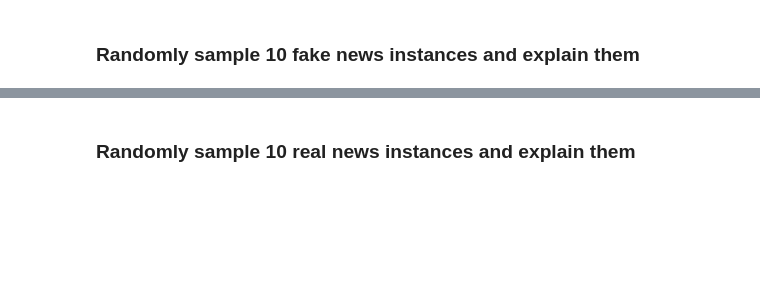
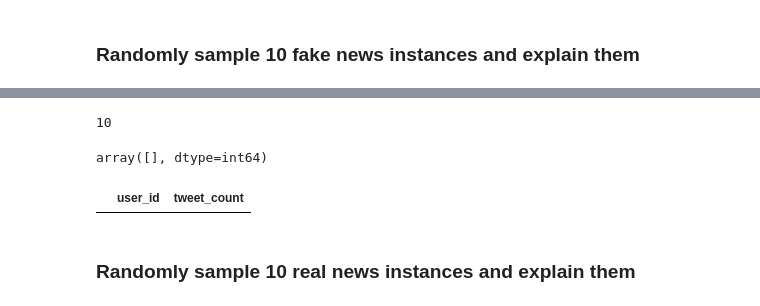
Before and after one commit to sersery35/Explainability_of_FND_Models, a Jupyter notebook: GNNFakeNews/notebooks/UPFD_GCNFN_POL_Notebook.ipynb, the cells around one changed output, grey strips where cells are left out. Cells and saved outputs as stored; diff of their text form; code cells hidden in the pictures; blank space fills up the shorter version.

```diff
--- a/GNNFakeNews/notebooks/UPFD_GCNFN_POL_Notebook.ipynb
+++ b/GNNFakeNews/notebooks/UPFD_GCNFN_POL_Notebook.ipynb
@@ -62,2 +122,42 @@ print(arr)
+# %%
+news_user_twitter_id_map = {}
+
+for sample_id, node_ids in sample_id_node_id_dict.items():
+    # print(f'Sample {sample_id} with node_ids: {node_ids}')
+
+    user_twitter_ids = []
+    news_id = index_news_id_dict[sample_id]
+    # print(news_node_user_dict[news_id])
+
+    for node_id in node_ids:
+        user_twitter_ids.append(news_node_user_dict[news_id][node_id])
+    news_user_twitter_id_map[news_id] = user_twitter_ids
+len(news_user_twitter_id_map)
+# %% [output]
+10
+# %%
+import numpy as np
+intersection = None
+user_id_count_dict = {}
+for key, user_id_list in news_user_twitter_id_map.items():
+    for user_id in user_id_list:
+        if user_id in user_id_count_dict.keys():
+            user_id_count_dict[str(user_id)] += 1
+        else:
+            user_id_count_dict[str(user_id)] = 1
+    if intersection is None:
+        intersection = user_id_list
+    else:
+        intersection = np.intersect1d(intersection, user_id_list)
+
+intersection
+# %% [output]
+array([], dtype=int64)
+# %%
+import pandas as pd
+user_id_count_df = pd.DataFrame.from_dict({'user_id': user_id_count_dict.keys(), 'tweet_count': user_id_count_dict.values()})
+user_id_count_df[user_id_count_df.tweet_count > 1]
+# %% [output]
+|  | user_id | tweet_count |
 # %% [markdown]
 ### Randomly sample 10 real news instances and explain them
```
Also changed, not shown: parts of 18 cells of this notebook, 2 other files.
